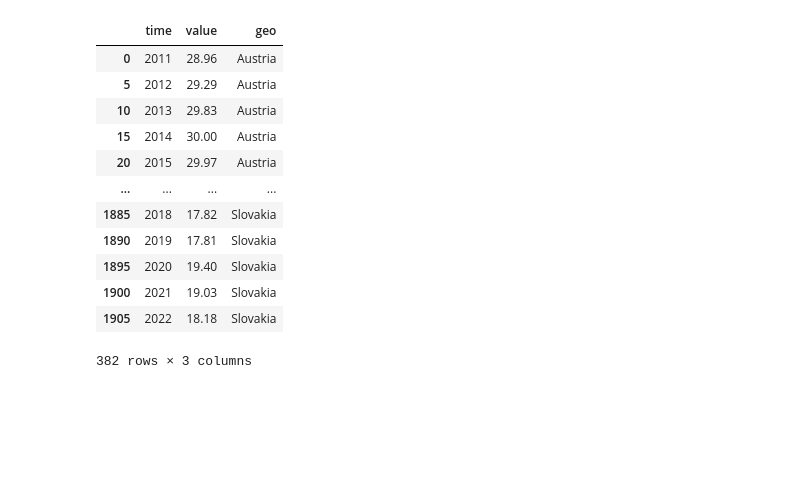
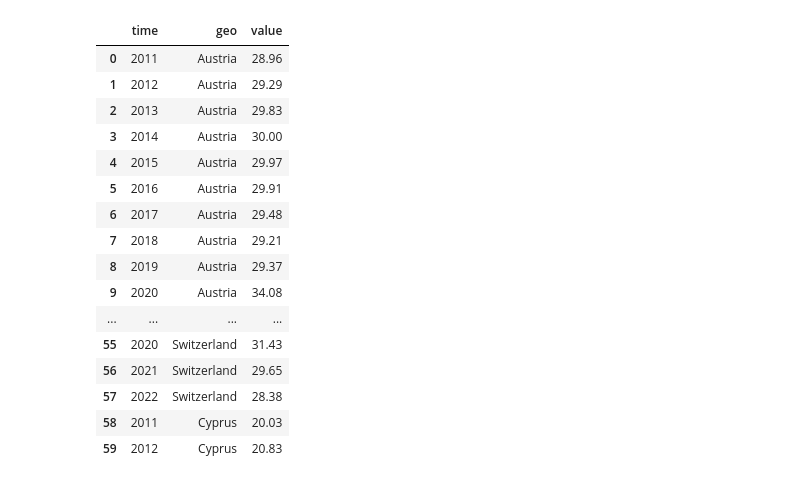
Before and after one commit to eliannemejia/OpenPort, a Jupyter notebook: datasets/raw-datasets/social_API.ipynb, the cells around one changed output. Saved outputs shown, nothing was run; the diff lists cells and outputs as text; code cells hidden in the pictures; blank space fills up the shorter version.

```diff
--- a/datasets/raw-datasets/social_API.ipynb
+++ b/datasets/raw-datasets/social_API.ipynb
@@ -13,44 +13,34 @@ data = response.json()
 dimensions = data['dimension']
 values = data['value']
 
-
 rows = []
-
-
 dim_names = list(dimensions.keys())
-
 
 for index, value in values.items():
     row = {}
+    idx = int(index)
+    temp_idx = idx
 
-
-    idx = int(index)
-
-
-    temp_idx = idx
     for dim_name in reversed(dim_names):
         dim_size = len(dimensions[dim_name]['category']['index'])
         dim_idx = temp_idx % dim_size
         temp_idx = temp_idx // dim_size
 
-
         dim_keys = list(dimensions[dim_name]['category']['index'].keys())
         category_key = dim_keys[dim_idx]
-
 
         if 'label' in dimensions[dim_name]['category']:
             row[dim_name] = dimensions[dim_name]['category']['label'].get(category_key, category_key)
         else:
             row[dim_name] = category_key
 
-
-        row['value'] = value
-        rows.append(row)
-
-
-    df = pd.DataFrame(rows)
-    df_clean = df.drop(["spdeps","freq","unit"], axis =1 )
-    df_clean = df_clean[df_clean['geo'] != 'Türkiye']
+    row['value'] = value
+    rows.append(row)
+df = pd.DataFrame(rows)
+df_clean = df.drop(["spdeps", "freq", "unit"], axis=1)
+df_clean = df_clean[df_clean['geo'] != 'Türkiye']
+df_clean = df_clean[df_clean['geo'] != 'Bosnia and Herzegovina']
+df_clean = df_clean.drop_duplicates(subset=["geo", "time"])
 # %%
 display(df_clean)
 print(df_clean.time.tolist())
@@ -72,19 +62,23 @@ print(df_clean.time.tolist())
 # %%
-df_clean = df_clean.drop_duplicates()
-display(df_clean)
+df_clean = df_clean.drop_duplicates(subset=["geo", "time"])
+df_clean.head(50)
 # %% [output]
-|  | time | value | geo |
-| 0 | 2011 | 28.96 | Austria |
-| 5 | 2012 | 29.29 | Austria |
-| 10 | 2013 | 29.83 | Austria |
-| 15 | 2014 | 30.00 | Austria |
-| 20 | 2015 | 29.97 | Austria |
+|  | time | geo | value |
+| 0 | 2011 | Austria | 28.96 |
+| 1 | 2012 | Austria | 29.29 |
+| 2 | 2013 | Austria | 29.83 |
+| 3 | 2014 | Austria | 30.00 |
+| 4 | 2015 | Austria | 29.97 |
+| 5 | 2016 | Austria | 29.91 |
+| 6 | 2017 | Austria | 29.48 |
+| 7 | 2018 | Austria | 29.21 |
+| 8 | 2019 | Austria | 29.37 |
+| 9 | 2020 | Austria | 34.08 |
 | ... | ... | ... | ... |
-| 1885 | 2018 | 17.82 | Slovakia |
-| 1890 | 2019 | 17.81 | Slovakia |
-| 1895 | 2020 | 19.40 | Slovakia |
-| 1900 | 2021 | 19.03 | Slovakia |
-| 1905 | 2022 | 18.18 | Slovakia |
+| 55 | 2020 | Switzerland | 31.43 |
+| 56 | 2021 | Switzerland | 29.65 |
+| 57 | 2022 | Switzerland | 28.38 |
+| 58 | 2011 | Cyprus | 20.03 |
+| 59 | 2012 | Cyprus | 20.83 |
-382 rows × 3 columns
 # %%
 df_clean = df_clean.sort_values(by=["time", "geo"])
```
Also changed, not shown: parts of 16 cells of this notebook, 4 other files.
